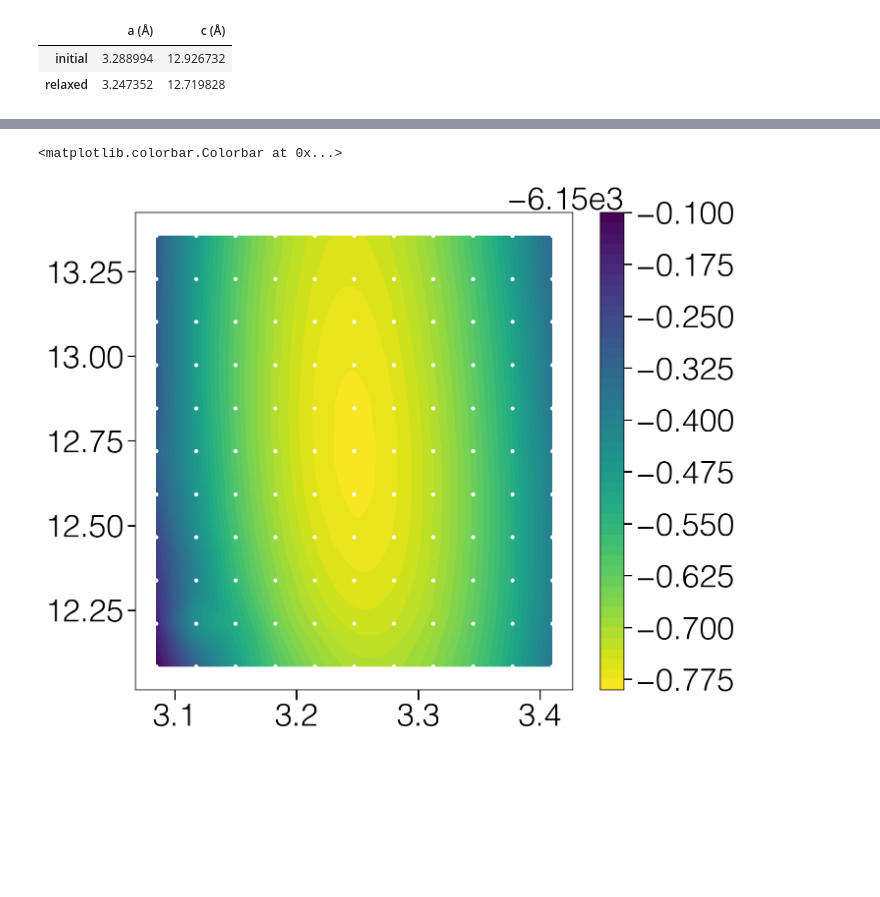
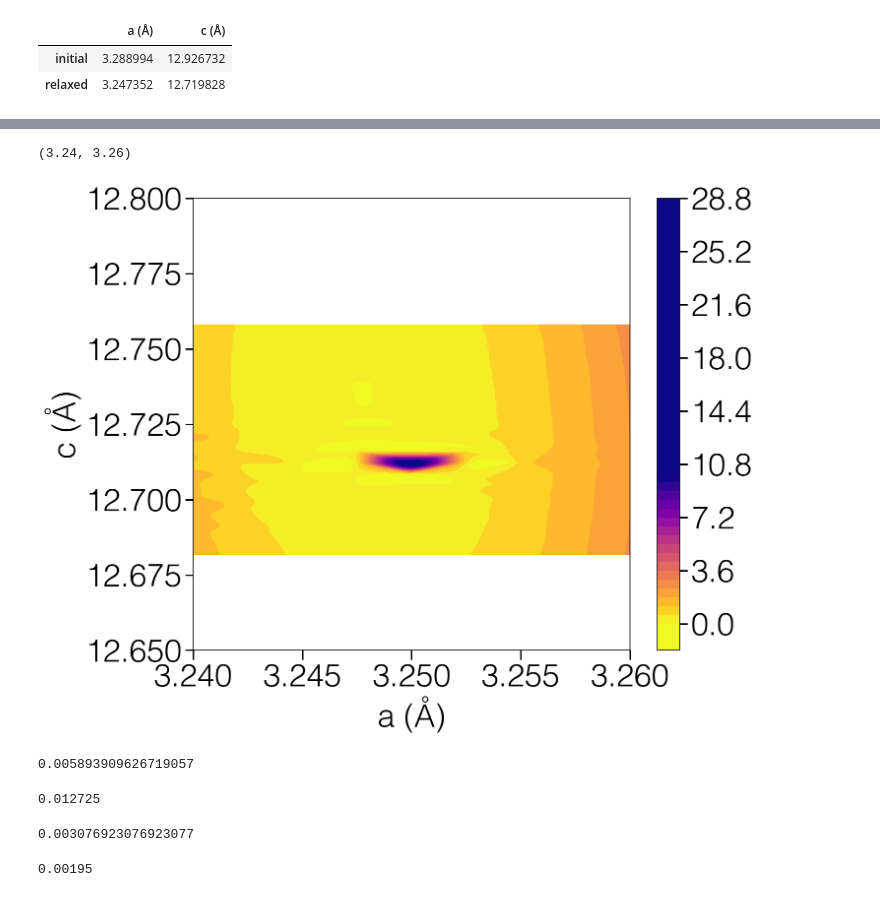
Before and after one commit to jencomen/MSE5720_FR, a Jupyter notebook: MoSe2/MoSe2-Bulk-Relax.ipynb, the cells around one changed output, grey strips where cells are left out. Cells and saved outputs as stored; diff of their text form; code cells hidden in the pictures; blank space fills up the shorter version.

Commit message:
Energy surface plot added.

```diff
--- a/MoSe2/MoSe2-Bulk-Relax.ipynb
+++ b/MoSe2/MoSe2-Bulk-Relax.ipynb
@@ -210,41 +333,64 @@ dim3 = 3.9169849464064526
 # %%
 %matplotlib inline
 from scipy.interpolate import griddata
 ry2eV=13.605698
 
 path='../../../MoSe2/Bulk/Relaxed/relax/'
 
-PES_f='a_c_E.txt'
+PES_f='a_c_E_3.txt'
 PES_data=pd.read_csv(path+PES_f,delimiter='\t\t',names=['a (AA)','c (AA)','E (Ry)'],
                      skiprows=[0],engine='python');
-PES_data['E (eV)']=np.array(PES_data['E (Ry)'])*ry2eV
+PES_data['E (meV)']=np.array(PES_data['E (Ry)'])*ry2eV*10**3
 
 # Vector Data
 a_data=np.array(PES_data['a (AA)'].values)
 c_data=np.array(PES_data['c (AA)'].values)
-E_data=np.array(PES_data['E (eV)'].values)
+E_data=np.array(PES_data['E (meV)'].values)-min(PES_data['E (meV)'].values)
 
 # # Raw Data
-# a_grid=a_data.reshape(11,11);
-# c_grid=c_data.reshape(11,11);
-# E_grid=E_data.reshape(11,11);
+# a_grid=a_data.reshape(11,21);
+# c_grid=c_data.reshape(11,21);
+# E_grid=E_data.reshape(11,21);
 # fig=plt.figure(figsize=(8,8))
 # ax1 = fig.add_subplot(111)
-# #ax1.pcolor(a_grid,c_grid,E_grid,20)
-# ax1.contourf(a_grid,c_grid,E_grid,40,cmap=mpl.cm.YlGnBu_r)
-# ax1.scatter(a_data,c_data,marker = 'o', c = 'k', s = 10, zorder = 10)
+# ax1.pcolor(a_grid,c_grid,E_grid,cmap=mpl.cm.viridis_r)
+# #ax1.contourf(a_grid,c_grid,E_grid,40,cmap=mpl.cm.YlGnBu_r)
+# #ax1.scatter(a_data,c_data,marker = 'o', c = 'k', s = 10, zorder = 10)
 
 # Interpolation
 a_inter=np.linspace(min(a_data),max(a_data),500); #print(a_inter)
 c_inter=np.linspace(min(c_data),max(c_data),500); #print(c_inter)
 A,C=np.meshgrid(a_inter,c_inter)
 
 E_inter=griddata((a_data,c_data),E_data,(A,C),method='cubic')
 fig=plt.figure(figsize=(10,8))
 ax1 = fig.add_subplot(111)
-cf=ax1.contourf(A,C,E_inter,60,cmap=mpl.cm.viridis_r)
-ax1.scatter(a_data,c_data,marker = 'o', c = 'white', s = 10, zorder = 10)
+#cf=ax1.pcolor(A,C,E_inter,cmap=mpl.cm.plasma_r)
+cf=ax1.contourf(A,C,E_inter,50,cmap=mpl.cm.plasma_r,vmin=0.0,vmax=10)
+#ax1.scatter(a_data,c_data,marker = 'o', c = 'white', s = 10, zorder = 10)
 fig.colorbar(cf) # draw colorbar
+ax1.set_xlabel('a (Å)')
+ax1.set_ylabel('c (Å)')
+ax1.set_ylim([12.65,12.8])
+ax1.set_xlim([3.24,3.26])
+#print(max(E_data))
+#PES_data
 # %% [output]
-<matplotlib.colorbar.Colorbar at 0x...>
+(3.24, 3.26)
-[figure, old version]
+[figure, new version]
+# %%
+0.075/12.725
+# %% [output]
+0.005893909626719057
+# %%
+0.001*12.725
+# %% [output]
+0.012725
+# %%
+0.01/3.25
+# %% [output]
+0.003076923076923077
+# %%
+0.0006*3.25
+# %% [output]
+0.00195
```
Also changed, not shown: parts of 8 cells of this notebook.
